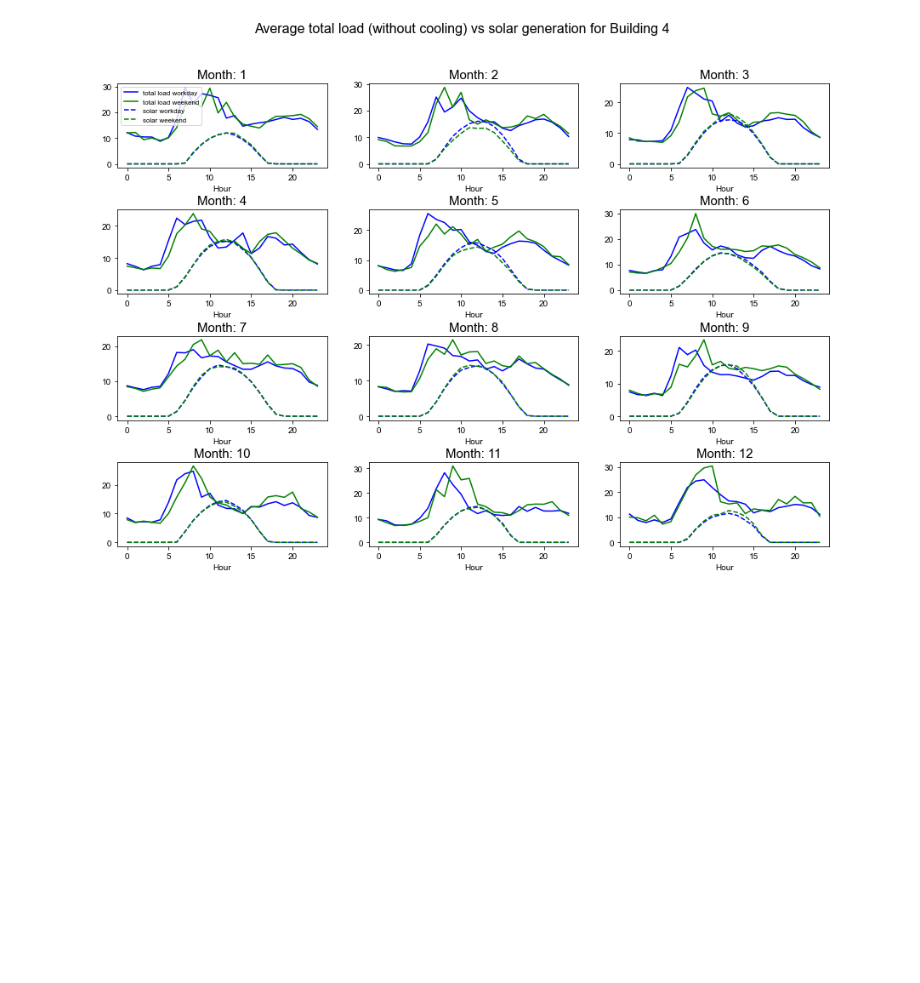
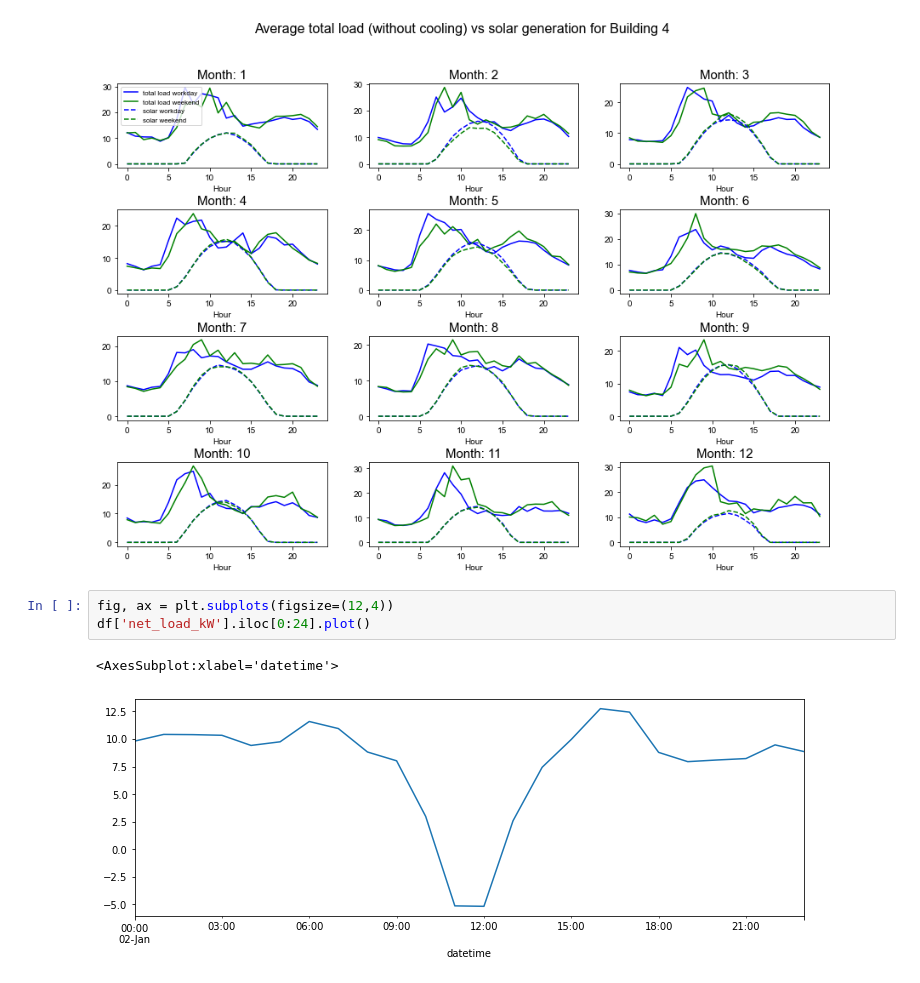
Before and after one commit to erickCantu/TheGreenCitySolutionsGroup, a Jupyter notebook: notebooks/EDA_data_visualization.ipynb, the cells around one changed output. Drawn from its saved outputs; the diff is of its cells as text; blank space fills up the shorter version.

```diff
--- a/notebooks/EDA_data_visualization.ipynb
+++ b/notebooks/EDA_data_visualization.ipynb
@@ -429,3 +429,9 @@ plt.subplots_adjust(hspace=0.5)
 plt.show()
 # %% [output]
 [figure]
+# %%
+fig, ax = plt.subplots(figsize=(12,4))
+df['net_load_kW'].iloc[0:24].plot()
+# %% [output]
+<AxesSubplot:xlabel='datetime'>
+[figure, added]
```
Also changed, not shown: parts of 3 cells of this notebook, 1 other file.
